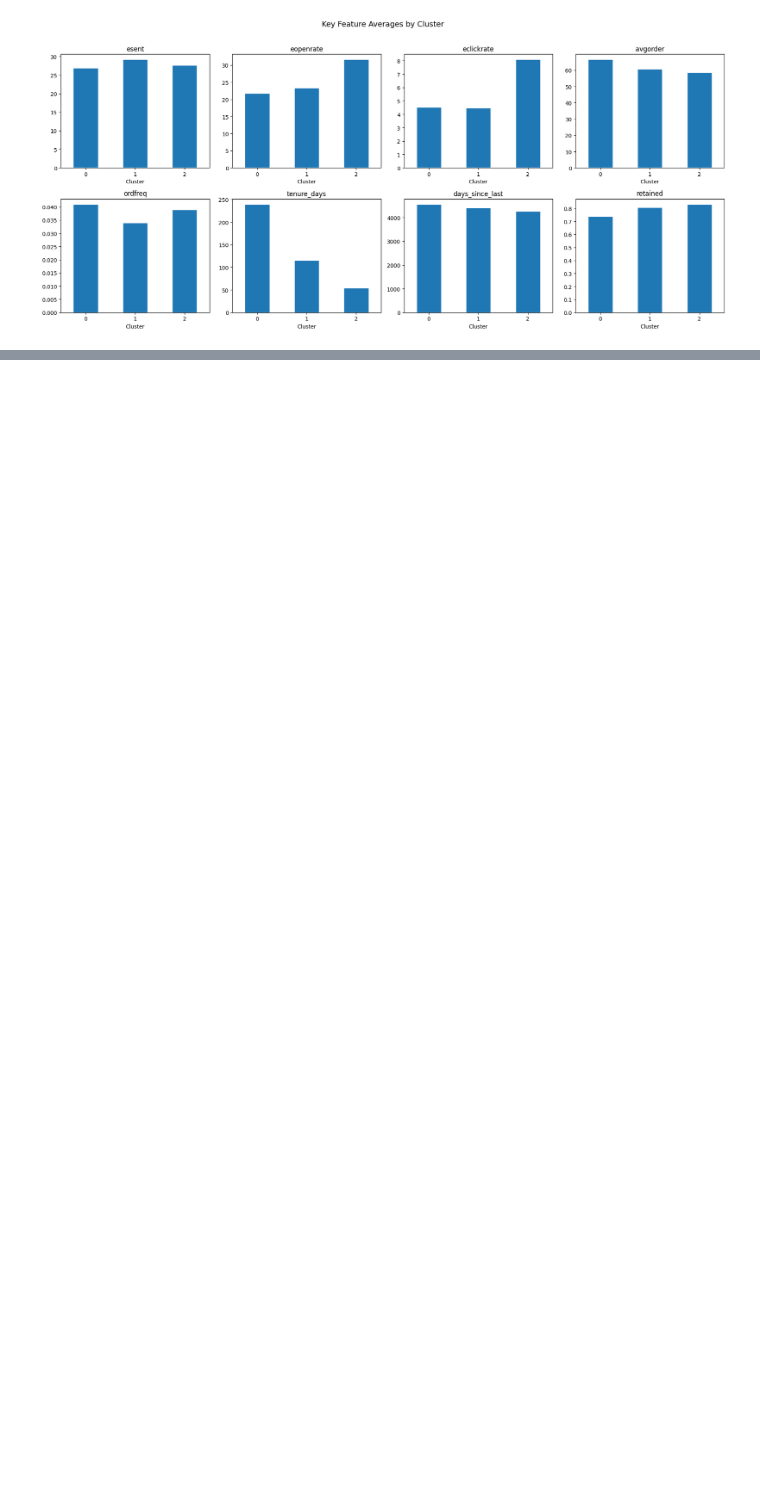
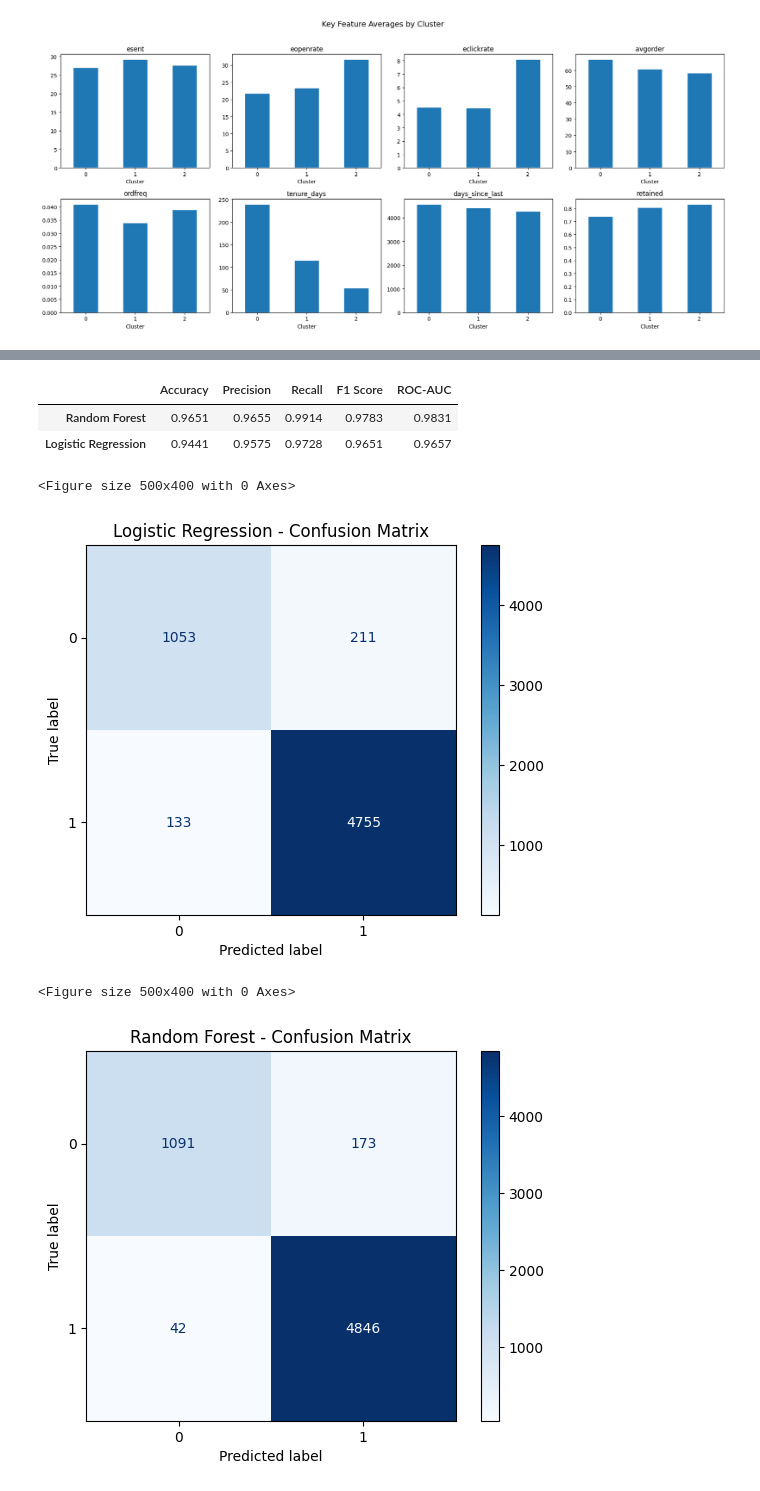
Before and after one commit to ihasnaou/Customer-Segmentation-Prediction-System, a Jupyter notebook: Customer Segmentation & Prediction System.ipynb, the cells around one changed output, grey strips where cells are left out. Drawn from its saved outputs; the diff is of its cells as text; code cells hidden in the pictures; blank space fills up the shorter version.

```diff
--- a/Customer Segmentation & Prediction System.ipynb
+++ b/Customer Segmentation & Prediction System.ipynb
@@ -23,8 +23,11 @@ from sklearn.metrics import (
 # %% [markdown]
 Dataset cleaning
 # %%
-train = pd.read_csv('C:/Users/iahas/OneDrive/Documents/New ML projects/COMP 6721/CUSTOMER RETENTION STRATEGIES IN E-COMMERCE/Train_Data.csv')
-test  = pd.read_csv('C:/Users/iahas/OneDrive/Documents/New ML projects/COMP 6721/CUSTOMER RETENTION STRATEGIES IN E-COMMERCE/Test_Data.csv')
+# train = pd.read_csv('C:/Users/iahas/OneDrive/Documents/New ML projects/COMP 6721/CUSTOMER RETENTION STRATEGIES IN E-COMMERCE/Train_Data.csv')
+# test  = pd.read_csv('C:/Users/iahas/OneDrive/Documents/New ML projects/COMP 6721/CUSTOMER RETENTION STRATEGIES IN E-COMMERCE/Test_Data.csv')
+
+train = pd.read_csv('./CUSTOMER RETENTION STRATEGIES IN E-COMMERCE/Train_Data.csv')
+test = pd.read_csv('./CUSTOMER RETENTION STRATEGIES IN E-COMMERCE/Test_Data.csv')
 
 print('Raw shapes:', train.shape, test.shape)
 
@@ -299,0 +399,40 @@ Name: count, dtype: int64
+# %%
+# ===============
+# COMPARE MODELS
+# ===============
+
+results_df = pd.DataFrame({
+    name: {
+        "Accuracy": vals["accuracy"],
+        "Precision": vals["precision"],
+        "Recall": vals["recall"],
+        "F1 Score": vals["f1"],
+        "ROC-AUC": vals["roc_auc"]
+    }
+    for name, vals in results.items()
+}).T.sort_values(by="F1 Score", ascending=False)
+
+display(results_df.round(4))
+# %% [output]
+|  | Accuracy | Precision | Recall | F1 Score | ROC-AUC |
+| Random Forest | 0.9651 | 0.9655 | 0.9914 | 0.9783 | 0.9831 |
+| Logistic Regression | 0.9441 | 0.9575 | 0.9728 | 0.9651 | 0.9657 |
+# %%
+# ===================
+# CONFUSION MATRICES
+# ===================
+
+for name, vals in results.items():
+    cm = confusion_matrix(y_val, vals["y_pred"])
+
+    plt.figure(figsize=(5, 4))
+    disp = ConfusionMatrixDisplay(confusion_matrix=cm)
+    disp.plot(cmap="Blues", values_format="d")
+    plt.title(f"{name} - Confusion Matrix")
+    plt.grid(False)
+    plt.show()
+# %% [output]
+<Figure size 500x400 with 0 Axes>
+[figure, added]
+<Figure size 500x400 with 0 Axes>
+[figure, added]
```
Also changed, not shown: parts of 7 cells of this notebook, 1 other file.
